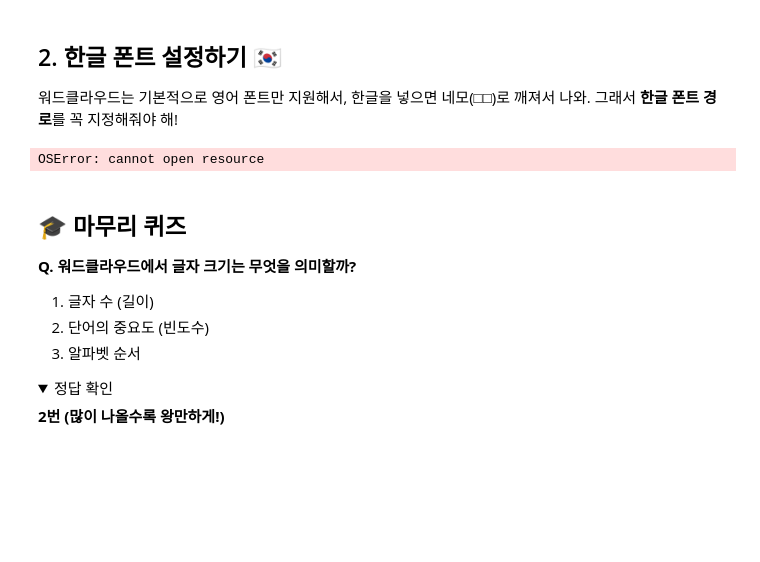
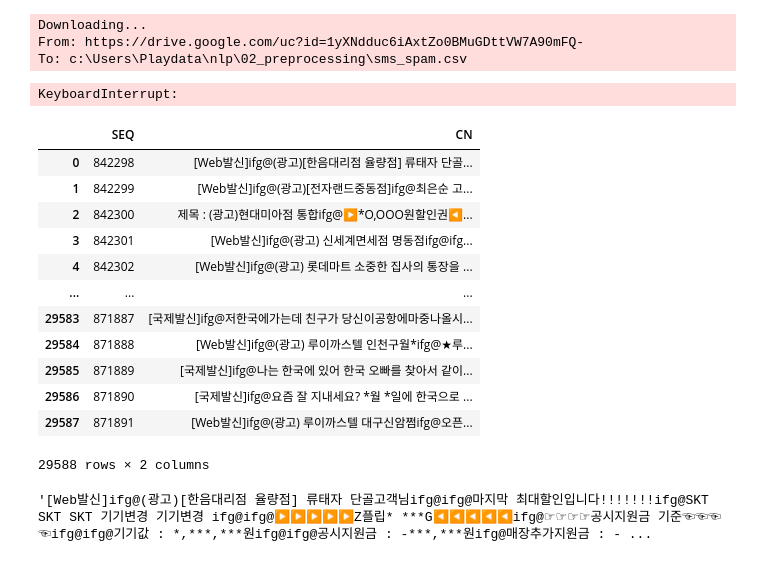
Before and after one commit to tree0327/NLP, a Jupyter notebook: 02_preprocessing/08_word_cloud.ipynb, the cells around one changed output. Cells and saved outputs as stored; diff of their text form; code cells hidden in the pictures; folded sections open; blank space fills up the shorter version.

```diff
--- a/02_preprocessing/08_word_cloud.ipynb
+++ b/02_preprocessing/08_word_cloud.ipynb
@@ -33,38 +39,14 @@ plt.show()
-# %% [markdown]
-## 2. 한글 폰트 설정하기 🇰🇷
-워드클라우드는 기본적으로 영어 폰트만 지원해서, 한글을 넣으면 네모(□□)로 깨져서 나와.
-그래서 **한글 폰트 경로**를 꼭 지정해줘야 해!
-# %%
-# 윈도우/맥에 따라 폰트 경로가 달라.
-# Mac 예시: '/System/Library/Fonts/AppleGothic.ttf'
-# Windows 예시: 'c:/Windows/Fonts/malgun.ttf'
-
-# path = '/System/Library/Fonts/AppleGothic.ttf'  # 맥 사용자용
-path = 'c:/Windows/Fonts/malgun.ttf'          # 윈도우 사용자용
-
-text_kr = "사과 바나나 사과 딸기 포도 사과 바나나"
-
-# font_path 옵션 추가
-wc_kr = WordCloud(width=400, height=400, background_color="white", font_path=path)
-wc_kr.generate(text_kr)
-
-plt.figure(figsize=(6, 6))
-plt.imshow(wc_kr)
-plt.axis("off")
-plt.show()
-# %% [output]
-OSError: cannot open resource
-# %% [markdown]
-## 🎓 마무리 퀴즈
-
-**Q. 워드클라우드에서 글자 크기는 무엇을 의미할까?**
-1. 글자 수 (길이)
-2. 단어의 중요도 (빈도수)
-3. 알파벳 순서
-
-<details>
-<summary>정답 확인</summary>
-
-**2번 (많이 나올수록 왕만하게!)**
-
-</details>
+# %%
+# https://drive.google.com/file/d/1yXNdduc6iAxtZo0BMuGDttVW7A90mFQ-/view?usp=sharing
+import gdown    # 구글 드라이브 파일을 파이썬에서 내려받는 라이브러리
+
+id = '1yXNdduc6iAxtZo0BMuGDttVW7A90mFQ-'
+url = f'https://drive.google.com/uc?id={id}'  # gdown이 다운로드 가능한 direct URL
+output = 'sms_spam.csv'                       # 저장할 로컬 파일명
+
+gdown.download(url, output)
+# %% [output]
+Downloading...
+From: https://drive.google.com/uc?id=1yXNdduc6iAxtZo0BMuGDttVW7A90mFQ-
+To: c:\Users\Playdata\nlp\02_preprocessing\sms_spam.csv
+KeyboardInterrupt:
@@ -70,0 +60,22 @@ OSError: cannot open resource
+# %%
+spam_df = pd.read_csv('sms_spam.csv')
+spam_df
+# %% [output]
+|  | SEQ | CN |
+| 0 | 842298 | [Web발신]ifg@(광고)[한음대리점 율량점] 류태자 단골... |
+| 1 | 842299 | [Web발신]ifg@(광고)[전자랜드중동점]ifg@최은순 고... |
+| 2 | 842300 | 제목 : (광고)현대미아점 통합ifg@▶*O,OOO원할인권◀... |
+| 3 | 842301 | [Web발신]ifg@(광고) 신세계면세점 명동점ifg@ifg... |
+| 4 | 842302 | [Web발신]ifg@(광고) 롯데마트 소중한 집사의 통장을 ... |
+| ... | ... | ... |
+| 29583 | 871887 | [국제발신]ifg@저한국에가는데 친구가 당신이공항에마중나올시... |
+| 29584 | 871888 | [Web발신]ifg@(광고) 루이까스텔 인천구월*ifg@★루... |
+| 29585 | 871889 | [국제발신]ifg@나는 한국에 있어 한국 오빠를 찾아서 같이... |
+| 29586 | 871890 | [국제발신]ifg@요즘 잘 지내세요? *월 *일에 한국으로 ... |
+| 29587 | 871891 | [Web발신]ifg@(광고) 루이까스텔 대구신암쩜ifg@오픈... |
+29588 rows × 2 columns
+# %%
+corpus = spam_df['CN'][0]  # CN 컬럼의 첫 번째 문장(인덱스 0)
+corpus
+# %% [output]
+'[Web발신]ifg@(광고)[한음대리점 율량점] 류태자 단골고객님ifg@ifg@마지막 최대할인입니다!!!!!!!ifg@SKT SKT SKT 기기변경 기기변경 ifg@ifg@▶▶▶▶▶Z플립* ***G◀◀◀◀◀ifg@☞☞☞☞공시지원금 기준☜☜☜☜ifg@ifg@기기값 : *,***,***원ifg@ifg@공시지원금 : -***,***원ifg@매장추가지원금 : - ...
```
Also changed, not shown: parts of 18 cells of this notebook, 34 other files.
